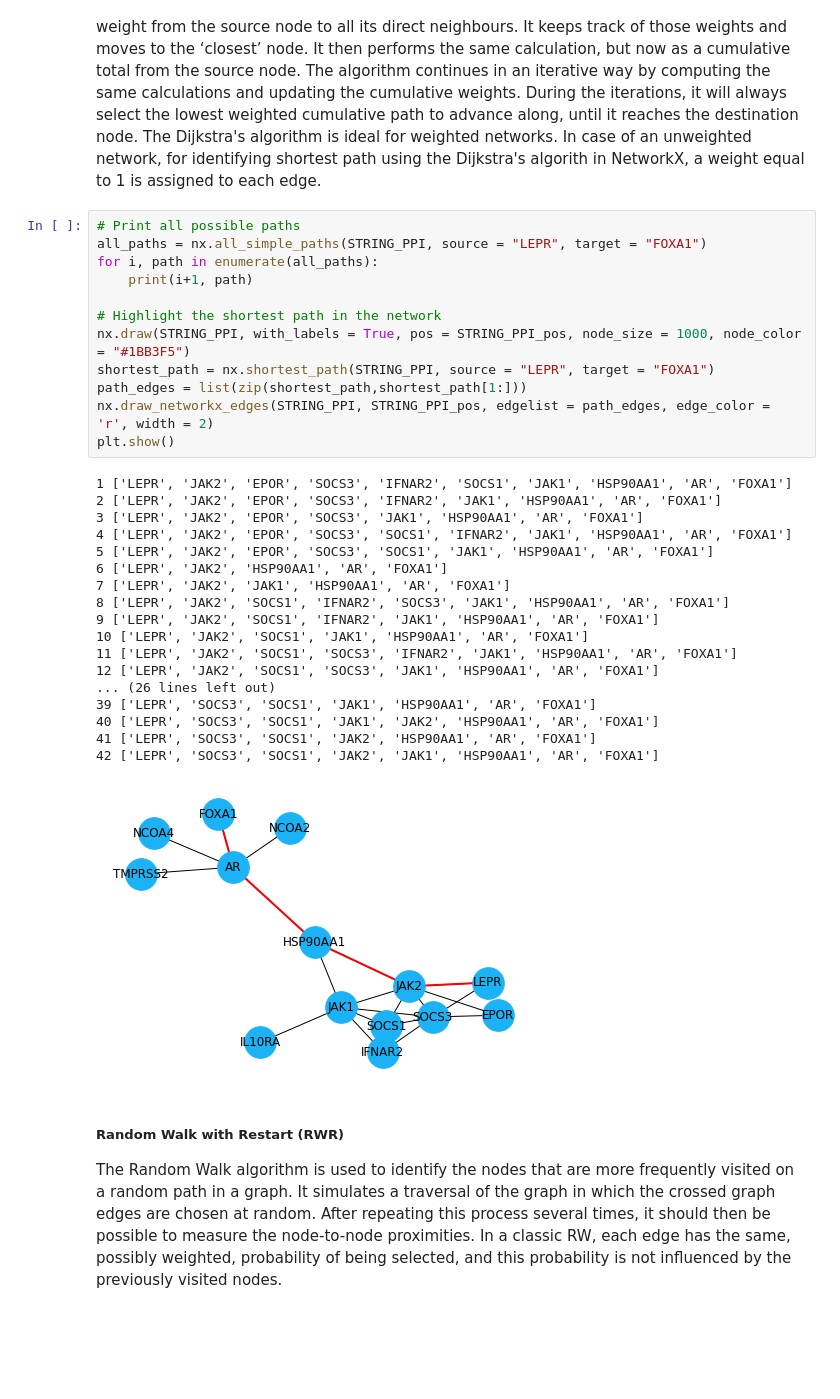
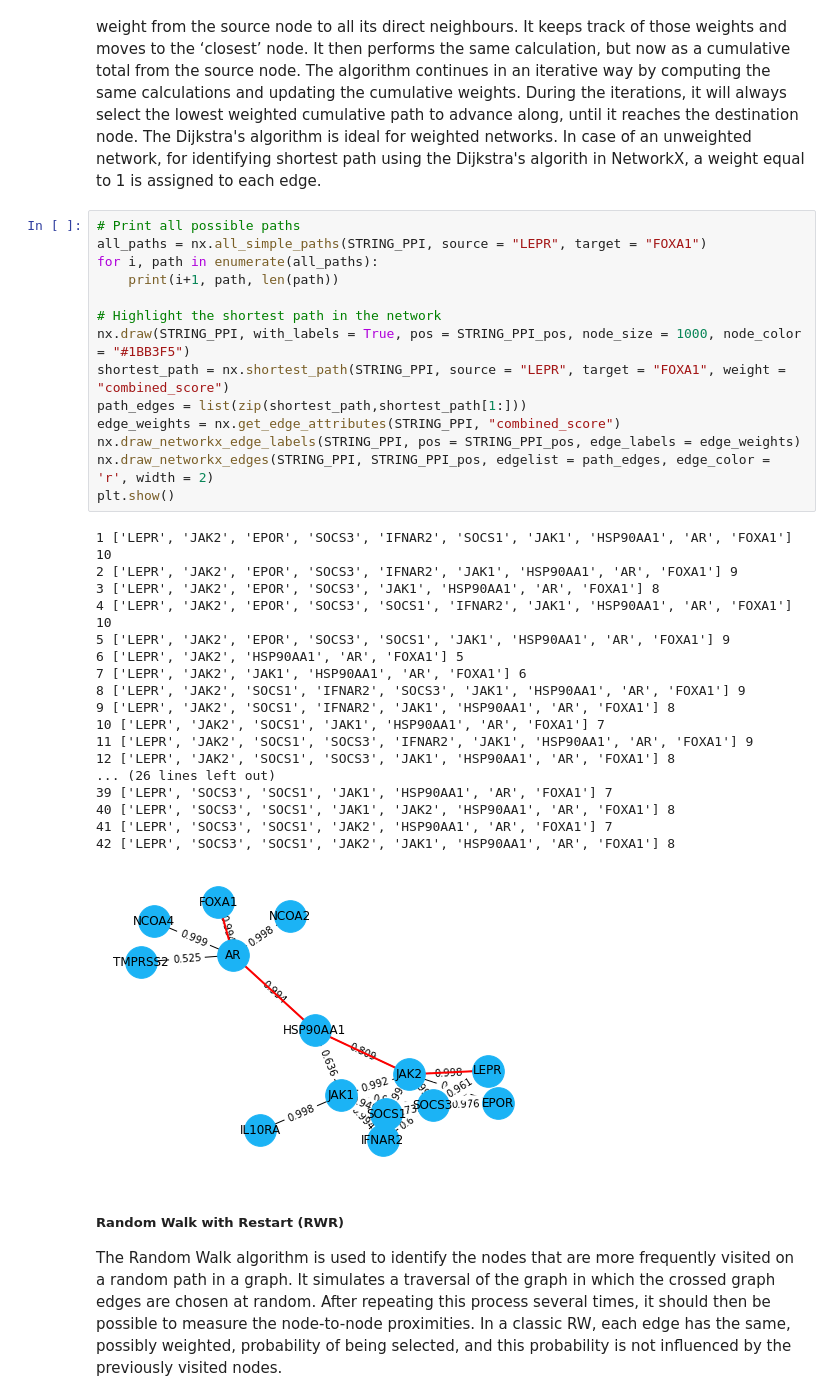
Before and after one commit to UEFBiomedicalInformaticsLab/NetBio_Summer_2023, a Jupyter notebook: 2_Network_Data_Mining.ipynb, the cells around one changed output. Saved outputs shown, nothing was run; the diff lists cells and outputs as text; blank space fills up the shorter version.

```diff
--- a/2_Network_Data_Mining.ipynb
+++ b/2_Network_Data_Mining.ipynb
@@ -124,34 +91,36 @@ The Dijkstra's shortest path algorithm operates by first identifying the edge wi
 # %%
 # Print all possible paths
 all_paths = nx.all_simple_paths(STRING_PPI, source = "LEPR", target = "FOXA1")
 for i, path in enumerate(all_paths):
-    print(i+1, path)
+    print(i+1, path, len(path))
 
 # Highlight the shortest path in the network
 nx.draw(STRING_PPI, with_labels = True, pos = STRING_PPI_pos, node_size = 1000, node_color = "#1BB3F5")
-shortest_path = nx.shortest_path(STRING_PPI, source = "LEPR", target = "FOXA1")
+shortest_path = nx.shortest_path(STRING_PPI, source = "LEPR", target = "FOXA1", weight = "combined_score")
 path_edges = list(zip(shortest_path,shortest_path[1:]))
+edge_weights = nx.get_edge_attributes(STRING_PPI, "combined_score")
+nx.draw_networkx_edge_labels(STRING_PPI, pos = STRING_PPI_pos, edge_labels = edge_weights)
 nx.draw_networkx_edges(STRING_PPI, STRING_PPI_pos, edgelist = path_edges, edge_color = 'r', width = 2)
 plt.show()
 # %% [output]
-1 ['LEPR', 'JAK2', 'EPOR', 'SOCS3', 'IFNAR2', 'SOCS1', 'JAK1', 'HSP90AA1', 'AR', 'FOXA1']
-2 ['LEPR', 'JAK2', 'EPOR', 'SOCS3', 'IFNAR2', 'JAK1', 'HSP90AA1', 'AR', 'FOXA1']
-3 ['LEPR', 'JAK2', 'EPOR', 'SOCS3', 'JAK1', 'HSP90AA1', 'AR', 'FOXA1']
-4 ['LEPR', 'JAK2', 'EPOR', 'SOCS3', 'SOCS1', 'IFNAR2', 'JAK1', 'HSP90AA1', 'AR', 'FOXA1']
-5 ['LEPR', 'JAK2', 'EPOR', 'SOCS3', 'SOCS1', 'JAK1', 'HSP90AA1', 'AR', 'FOXA1']
-6 ['LEPR', 'JAK2', 'HSP90AA1', 'AR', 'FOXA1']
-7 ['LEPR', 'JAK2', 'JAK1', 'HSP90AA1', 'AR', 'FOXA1']
-8 ['LEPR', 'JAK2', 'SOCS1', 'IFNAR2', 'SOCS3', 'JAK1', 'HSP90AA1', 'AR', 'FOXA1']
-9 ['LEPR', 'JAK2', 'SOCS1', 'IFNAR2', 'JAK1', 'HSP90AA1', 'AR', 'FOXA1']
-10 ['LEPR', 'JAK2', 'SOCS1', 'JAK1', 'HSP90AA1', 'AR', 'FOXA1']
-11 ['LEPR', 'JAK2', 'SOCS1', 'SOCS3', 'IFNAR2', 'JAK1', 'HSP90AA1', 'AR', 'FOXA1']
-12 ['LEPR', 'JAK2', 'SOCS1', 'SOCS3', 'JAK1', 'HSP90AA1', 'AR', 'FOXA1']
+1 ['LEPR', 'JAK2', 'EPOR', 'SOCS3', 'IFNAR2', 'SOCS1', 'JAK1', 'HSP90AA1', 'AR', 'FOXA1'] 10
+2 ['LEPR', 'JAK2', 'EPOR', 'SOCS3', 'IFNAR2', 'JAK1', 'HSP90AA1', 'AR', 'FOXA1'] 9
+3 ['LEPR', 'JAK2', 'EPOR', 'SOCS3', 'JAK1', 'HSP90AA1', 'AR', 'FOXA1'] 8
+4 ['LEPR', 'JAK2', 'EPOR', 'SOCS3', 'SOCS1', 'IFNAR2', 'JAK1', 'HSP90AA1', 'AR', 'FOXA1'] 10
+5 ['LEPR', 'JAK2', 'EPOR', 'SOCS3', 'SOCS1', 'JAK1', 'HSP90AA1', 'AR', 'FOXA1'] 9
+6 ['LEPR', 'JAK2', 'HSP90AA1', 'AR', 'FOXA1'] 5
+7 ['LEPR', 'JAK2', 'JAK1', 'HSP90AA1', 'AR', 'FOXA1'] 6
+8 ['LEPR', 'JAK2', 'SOCS1', 'IFNAR2', 'SOCS3', 'JAK1', 'HSP90AA1', 'AR', 'FOXA1'] 9
+9 ['LEPR', 'JAK2', 'SOCS1', 'IFNAR2', 'JAK1', 'HSP90AA1', 'AR', 'FOXA1'] 8
+10 ['LEPR', 'JAK2', 'SOCS1', 'JAK1', 'HSP90AA1', 'AR', 'FOXA1'] 7
+11 ['LEPR', 'JAK2', 'SOCS1', 'SOCS3', 'IFNAR2', 'JAK1', 'HSP90AA1', 'AR', 'FOXA1'] 9
+12 ['LEPR', 'JAK2', 'SOCS1', 'SOCS3', 'JAK1', 'HSP90AA1', 'AR', 'FOXA1'] 8
 ... (26 lines left out)
-39 ['LEPR', 'SOCS3', 'SOCS1', 'JAK1', 'HSP90AA1', 'AR', 'FOXA1']
-40 ['LEPR', 'SOCS3', 'SOCS1', 'JAK1', 'JAK2', 'HSP90AA1', 'AR', 'FOXA1']
-41 ['LEPR', 'SOCS3', 'SOCS1', 'JAK2', 'HSP90AA1', 'AR', 'FOXA1']
-42 ['LEPR', 'SOCS3', 'SOCS1', 'JAK2', 'JAK1', 'HSP90AA1', 'AR', 'FOXA1']
+39 ['LEPR', 'SOCS3', 'SOCS1', 'JAK1', 'HSP90AA1', 'AR', 'FOXA1'] 7
+40 ['LEPR', 'SOCS3', 'SOCS1', 'JAK1', 'JAK2', 'HSP90AA1', 'AR', 'FOXA1'] 8
+41 ['LEPR', 'SOCS3', 'SOCS1', 'JAK2', 'HSP90AA1', 'AR', 'FOXA1'] 7
+42 ['LEPR', 'SOCS3', 'SOCS1', 'JAK2', 'JAK1', 'HSP90AA1', 'AR', 'FOXA1'] 8
-[figure, old version]
+[figure, new version]
 # %% [markdown]
 ##### Random Walk with Restart (RWR)
 The Random Walk algorithm is used to identify the nodes that are more frequently visited on a random path in a graph. It simulates a traversal of the graph in which the crossed graph edges are chosen at random. After repeating this process several times, it should then be possible to measure the node-to-node proximities. In a classic RW, each edge has the same, possibly weighted, probability of being selected, and this probability is not influenced by the previously visited nodes.
```
Also changed, not shown: parts of 5 cells of this notebook, 17 other files.
